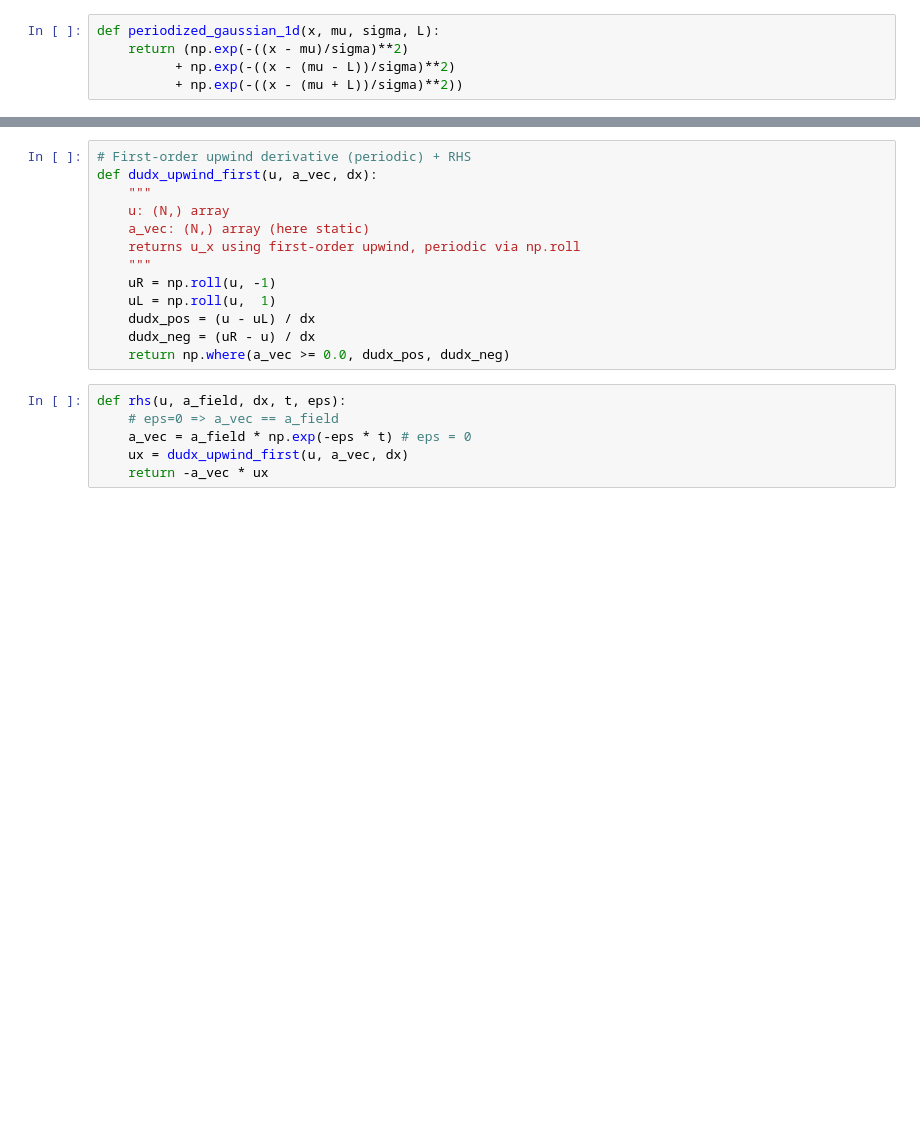
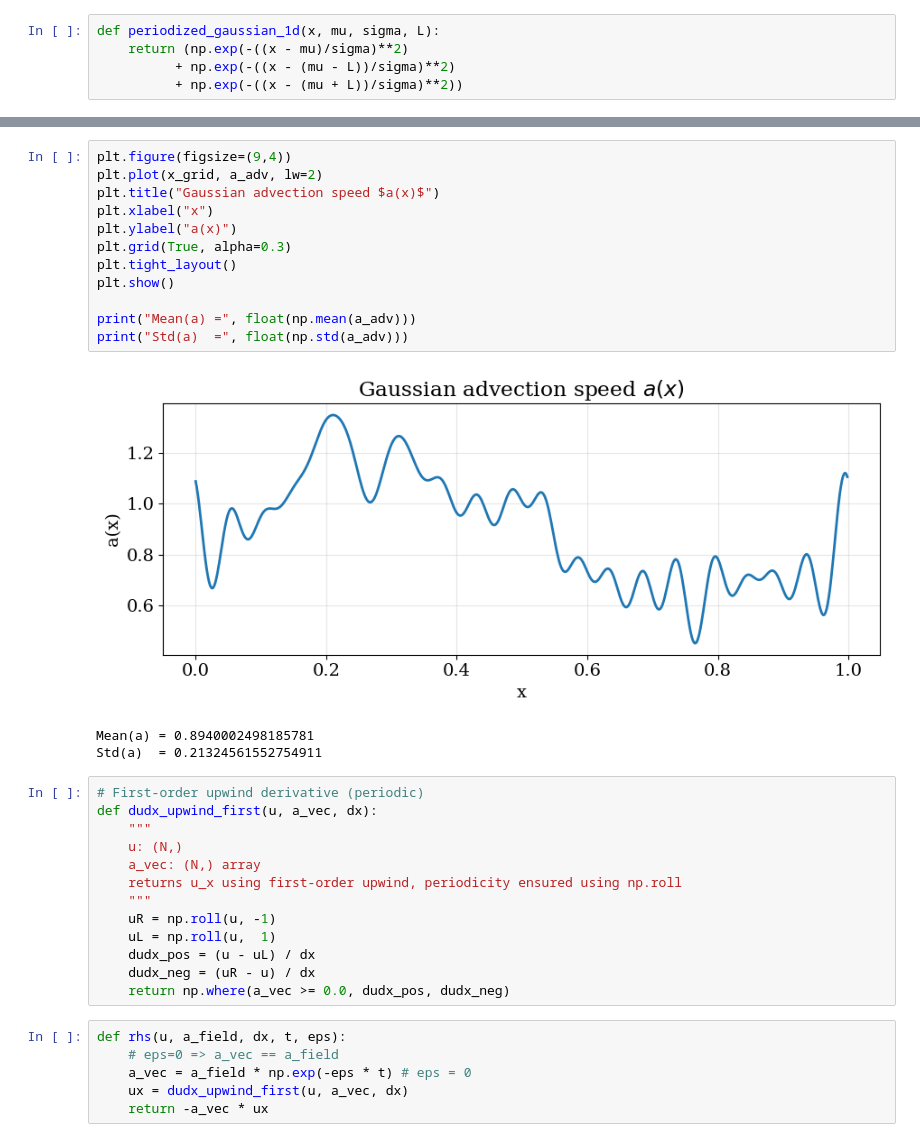
Before and after one commit to rafia-rahim/slrom, a Jupyter notebook: toys/linear-advection/fixed_a_x.ipynb, the cells around one changed output, grey strips where cells are left out. Drawn from its saved outputs; the diff is of its cells as text; blank space fills up the shorter version.

```diff
--- a/toys/linear-advection/fixed_a_x.ipynb
+++ b/toys/linear-advection/fixed_a_x.ipynb
@@ -53,10 +97,26 @@ a_adv = np.asarray(a_adv, dtype=np.float64)
+# %%
+plt.figure(figsize=(9,4))
+plt.plot(x_grid, a_adv, lw=2)
+plt.title("Gaussian advection speed $a(x)$")
+plt.xlabel("x")
+plt.ylabel("a(x)")
+plt.grid(True, alpha=0.3)
+plt.tight_layout()
+plt.show()
+
+print("Mean(a) =", float(np.mean(a_adv)))
+print("Std(a)  =", float(np.std(a_adv)))
+# %% [output]
+[figure, added]
+Mean(a) = 0.8940002498185781
+Std(a)  = 0.21324561552754911
 # %%
-# First-order upwind derivative (periodic) + RHS
+# First-order upwind derivative (periodic)
 def dudx_upwind_first(u, a_vec, dx):
     """
-    u: (N,) array
-    a_vec: (N,) array (here static)
-    returns u_x using first-order upwind, periodic via np.roll
+    u: (N,)
+    a_vec: (N,) array
+    returns u_x using first-order upwind, periodicity ensured using np.roll
     """
     uR = np.roll(u, -1)
     uL = np.roll(u,  1)
```
Also changed, not shown: parts of 61 cells of this notebook.
